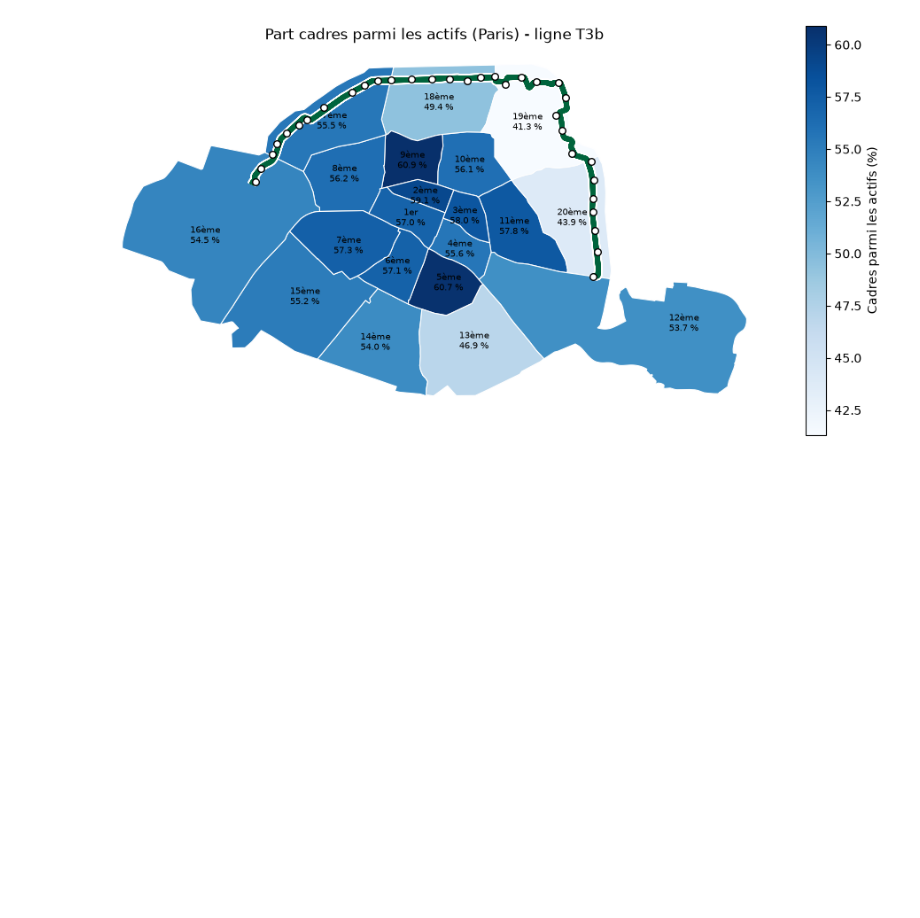
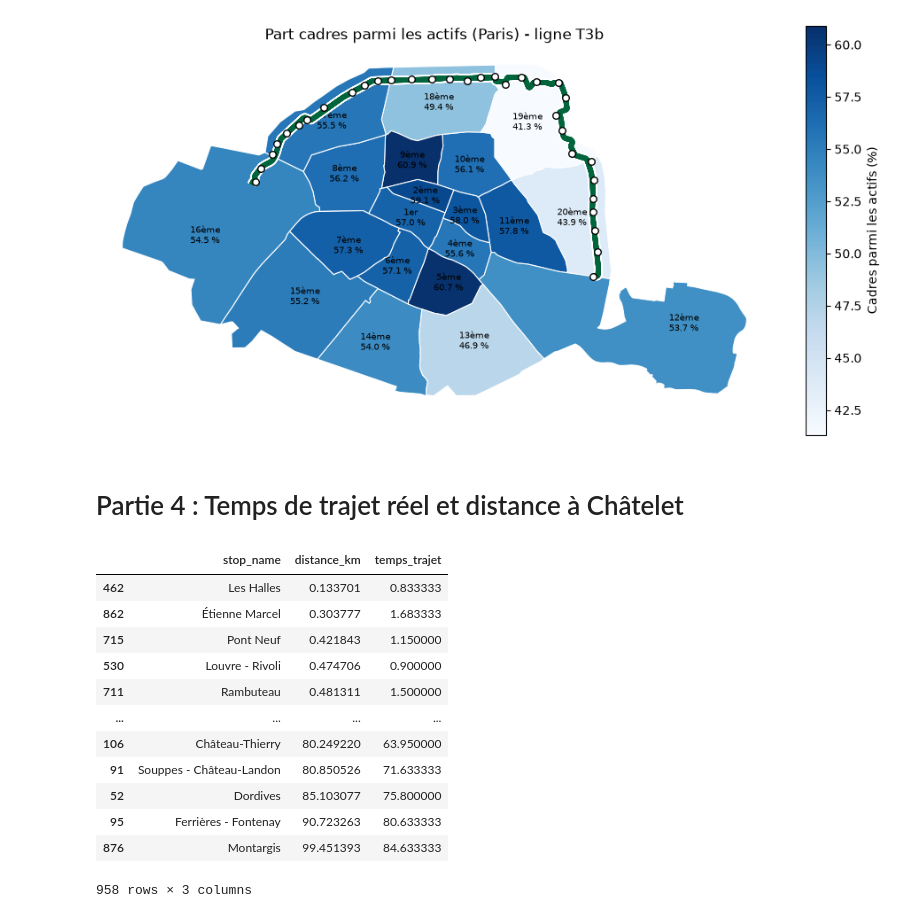
Before and after one commit to emmaganneval-proj/python_datascience_liuqi, a Jupyter notebook: data_IDFMmobpro.ipynb, the cells around one changed output. Saved outputs shown, nothing was run; the diff lists cells and outputs as text; code cells hidden in the pictures; blank space fills up the shorter version.

```diff
--- a/data_IDFMmobpro.ipynb
+++ b/data_IDFMmobpro.ipynb
@@ -481,3 +481,5 @@ carte("Cadres", zone="paris", ligne="T3b", cmap="Blues")
 [figure]
 [figure]
 [figure]
+# %% [markdown]
+# Partie 4 : Temps de trajet réel et distance à Châtelet
@@ -483,0 +500,35 @@ carte("Cadres", zone="paris", ligne="T3b", cmap="Blues")
+# %%
+# ===== CELLULE J : TEMPS DE TRAJET ET DISTANCE À CHÂTELET =====
+
+# Destination : Châtelet (métro) et Châtelet - Les Halles (RER)
+destinations = stations_uniques.loc[
+    stations_uniques["stop_name"].isin(["Châtelet - Les Halles", "Châtelet"]), "stop_id"
+]
+
+# Temps de trajet minimal (en minutes) de chaque station vers Châtelet
+df_temps = calculer_temps_trajet(graphe_reseau, destinations)
+
+# Distance à vol d'oiseau jusqu'à Châtelet - Les Halles (en km, Lambert 93 = mètres)
+chatelet = stations_uniques.loc[
+    stations_uniques["stop_name"] == "Châtelet - Les Halles", "geometry"
+].iloc[0]
+df_reg = stations_uniques.merge(df_temps, on="stop_id")
+df_reg["distance_km"] = df_reg.distance(chatelet) / 1000
+
+# On retire Châtelet lui-même (temps = 0)
+df_reg = df_reg[df_reg["temps_trajet"] > 0]
+df_reg[["stop_name", "distance_km", "temps_trajet"]].sort_values("distance_km")
+# %% [output]
+|  | stop_name | distance_km | temps_trajet |
+| 462 | Les Halles | 0.133701 | 0.833333 |
+| 862 | Étienne Marcel | 0.303777 | 1.683333 |
+| 715 | Pont Neuf | 0.421843 | 1.150000 |
+| 530 | Louvre - Rivoli | 0.474706 | 0.900000 |
+| 711 | Rambuteau | 0.481311 | 1.500000 |
+| ... | ... | ... | ... |
+| 106 | Château-Thierry | 80.249220 | 63.950000 |
+| 91 | Souppes - Château-Landon | 80.850526 | 71.633333 |
+| 52 | Dordives | 85.103077 | 75.800000 |
+| 95 | Ferrières - Fontenay | 90.723263 | 80.633333 |
+| 876 | Montargis | 99.451393 | 84.633333 |
+958 rows × 3 columns
```
Also changed, not shown: parts of 5 cells of this notebook.
